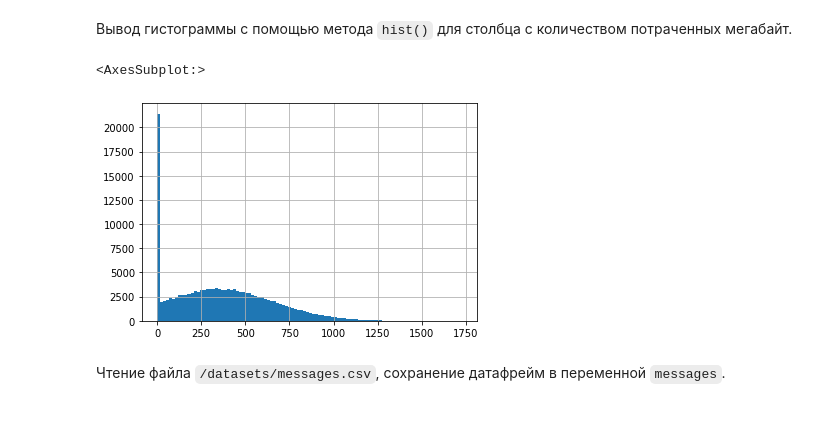
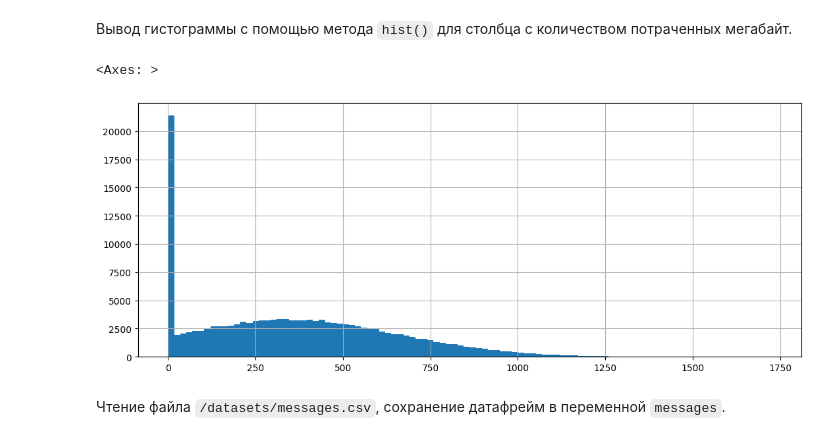
Before and after one commit to Danspers/4.Recomend-system-for-tariffs-SDA, a Jupyter notebook: Recomend_system_for_tarrifs_SDA.ipynb, the cells around one changed output. Cells and saved outputs as stored; diff of their text form; code cells hidden in the pictures.

```diff
--- a/Recomend_system_for_tarrifs_SDA.ipynb
+++ b/Recomend_system_for_tarrifs_SDA.ipynb
@@ -42,6 +42,8 @@ import pandas as pd
 import seaborn as sns
 import matplotlib.pyplot as plt
 from scipy import stats as st
+
+FIG_SIZE = (13, 5) # размер графиков
 # %% [markdown]
 Чтение файла `/datasets/calls.csv`, сохранение датафрейма в переменной `calls`.
 # %%
@@ -83,7 +85,7 @@ calls['duration'].hist(bins=30)
 # %% [markdown]
 Чтение файла `/datasets/internet.csv`, сохранение датафрейм в переменной `sessions`.
 # %%
-sessions = pd.read_csv('/datasets/internet.csv')
+sessions = pd.read_csv('datasets/internet.csv')
 # %% [markdown]
 Вывод первые 5 строк датафрейма `sessions`.
 # %%
@@ -115,10 +117,10 @@ memory usage: 5.7+ MB
 # %% [markdown]
 Вывод гистограммы с помощью метода `hist()` для столбца с количеством потраченных мегабайт.
 # %%
-sessions['mb_used'].hist(bins=100)
+sessions['mb_used'].hist(bins=100, figsize=FIG_SIZE)
 # %% [output]
-<AxesSubplot:>
+<Axes: >
-[figure, old version]
+[figure, new version]
 # %% [markdown]
 Чтение файла `/datasets/messages.csv`, сохранение датафрейм в переменной `messages`.
 # %%
```
Also changed, not shown: parts of 24 cells of this notebook.
